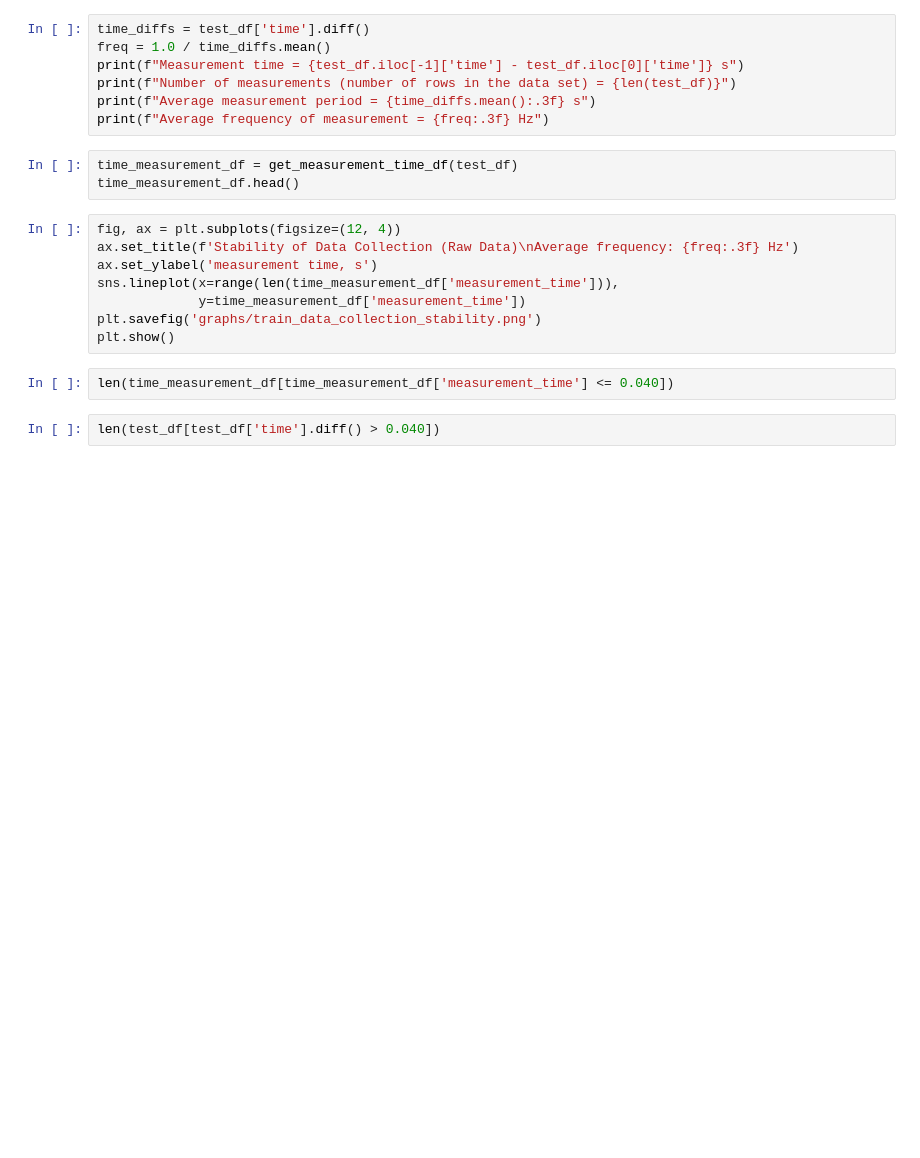
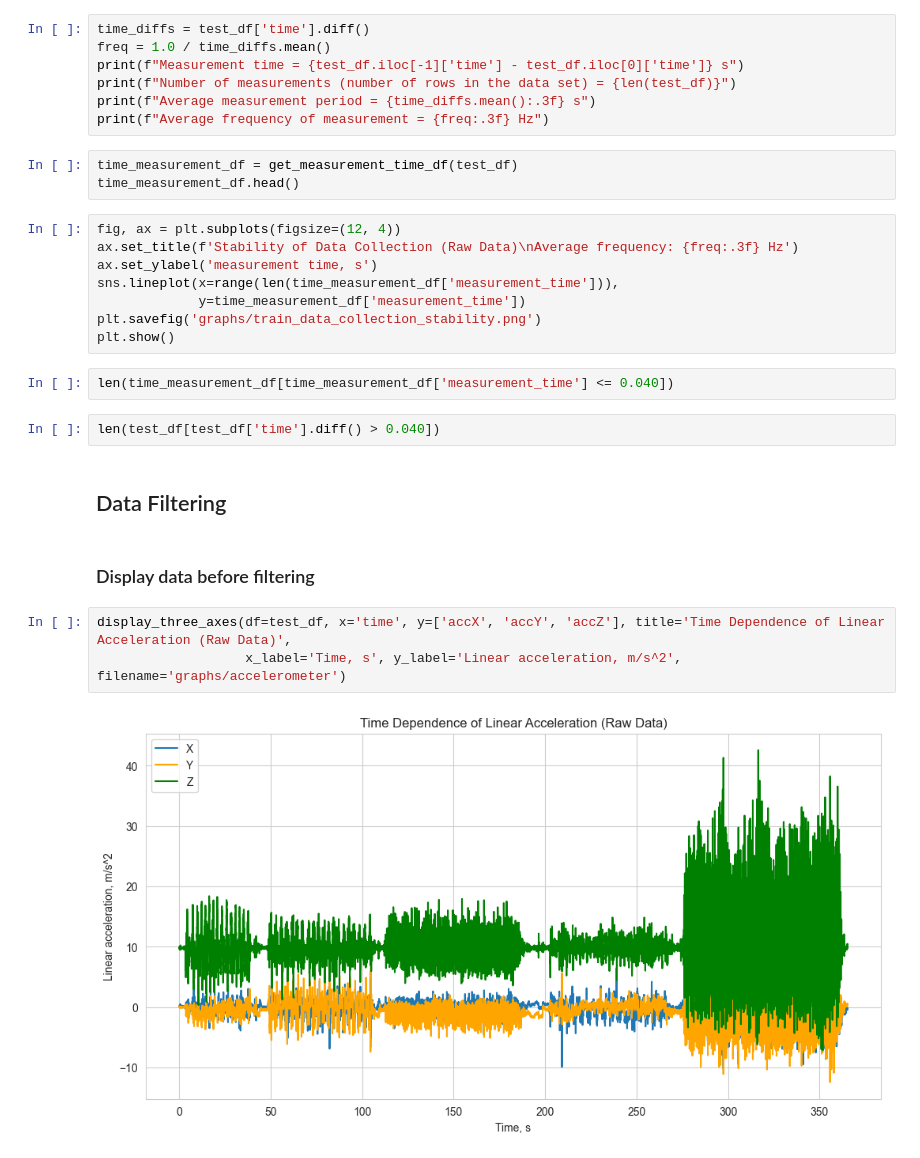
Before and after one commit to Mykhailo20/DS_Bootcamp_2023, a Jupyter notebook: Homework_5/Physical_Activity_Analysis/Features.ipynb, the cells around one changed output. Drawn from its saved outputs; the diff is of its cells as text; blank space fills up the shorter version.

Commit message:
Homework_6: Prepare a test dataset and describe the preparation in a report

```diff
--- a/Homework_5/Physical_Activity_Analysis/Features.ipynb
+++ b/Homework_5/Physical_Activity_Analysis/Features.ipynb
@@ -747,3 +702,12 @@ plt.show()
 len(time_measurement_df[time_measurement_df['measurement_time'] <= 0.040])
 # %%
 len(test_df[test_df['time'].diff() > 0.040])
+# %% [markdown]
+## Data Filtering
+# %% [markdown]
+### Display data before filtering
+# %%
+display_three_axes(df=test_df, x='time', y=['accX', 'accY', 'accZ'], title='Time Dependence of Linear Acceleration (Raw Data)',
+                   x_label='Time, s', y_label='Linear acceleration, m/s^2', filename='graphs/accelerometer')
+# %% [output]
+[figure, added]
```
Also changed, not shown: parts of 39 cells of this notebook, 1 other file.
